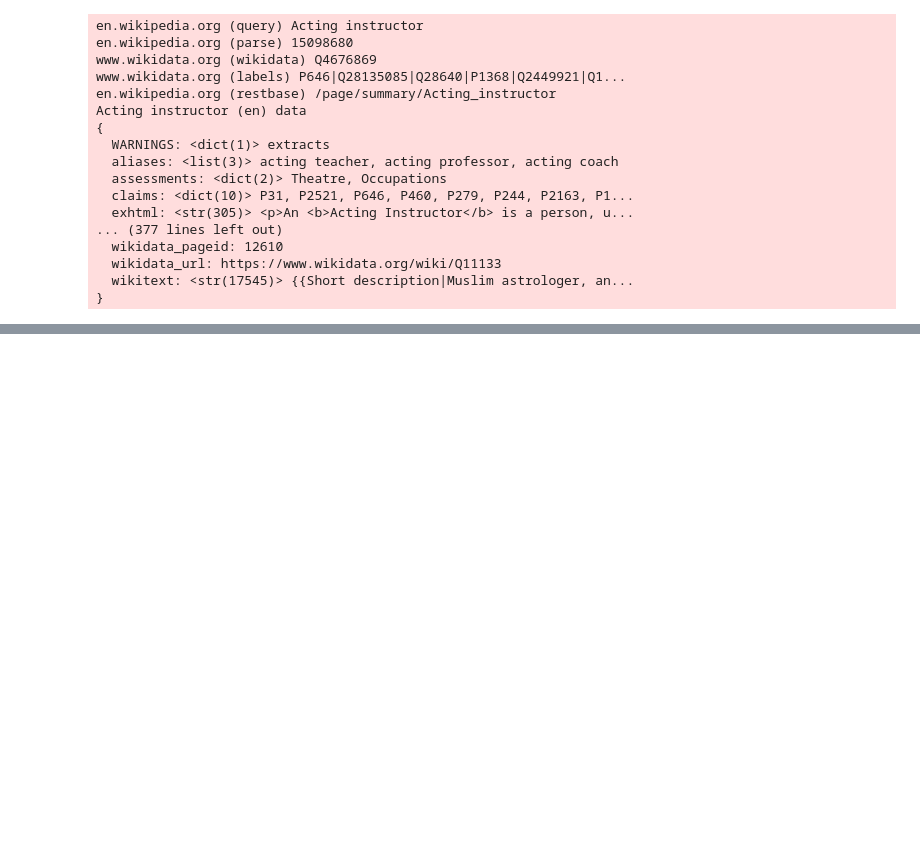
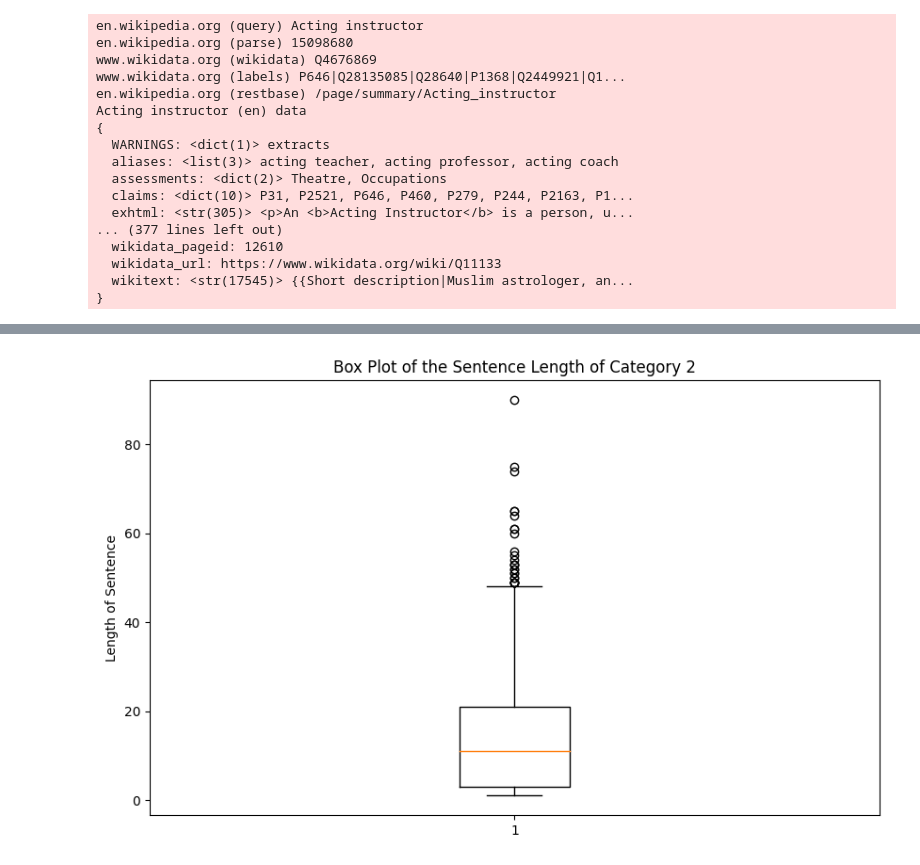
Before and after one commit to evanpkchapple/stanza_and_spacy_comparison, a Jupyter notebook: compare.ipynb, the cells around one changed output, grey strips where cells are left out. Drawn from its saved outputs; the diff is of its cells as text; code cells hidden in the pictures; blank space fills up the shorter version.

```diff
--- a/compare.ipynb
+++ b/compare.ipynb
@@ -273,0 +252,8 @@ plt.show()
+# %%
+plt.figure(figsize=(10, 6))
+plt.boxplot(expanded2)
+plt.title("Box Plot of the Sentence Length of Category 2")
+plt.ylabel("Length of Sentence")
+plt.show()
+# %% [output]
+[figure, added]
```
Also changed, not shown: parts of 36 cells of this notebook.
